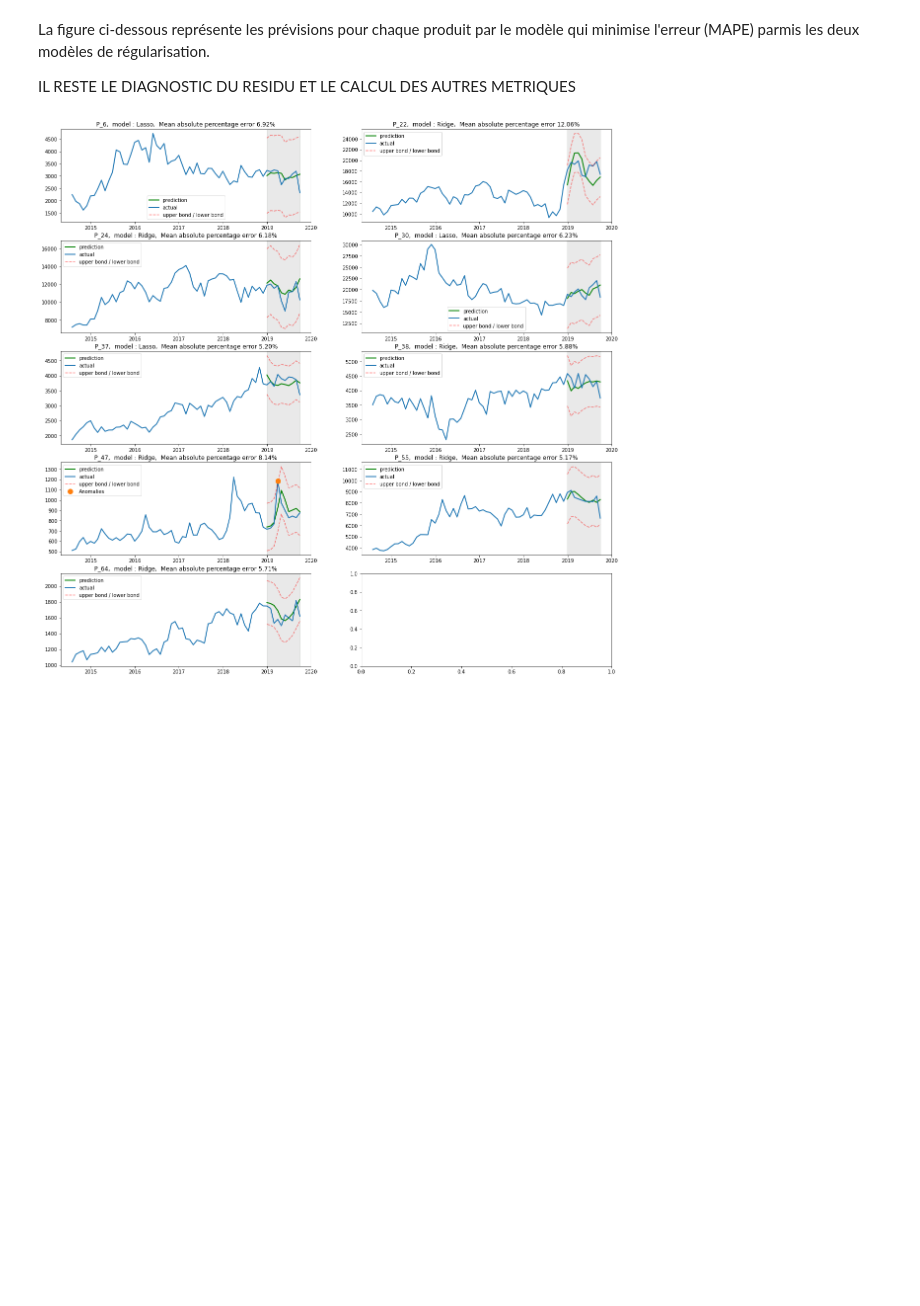
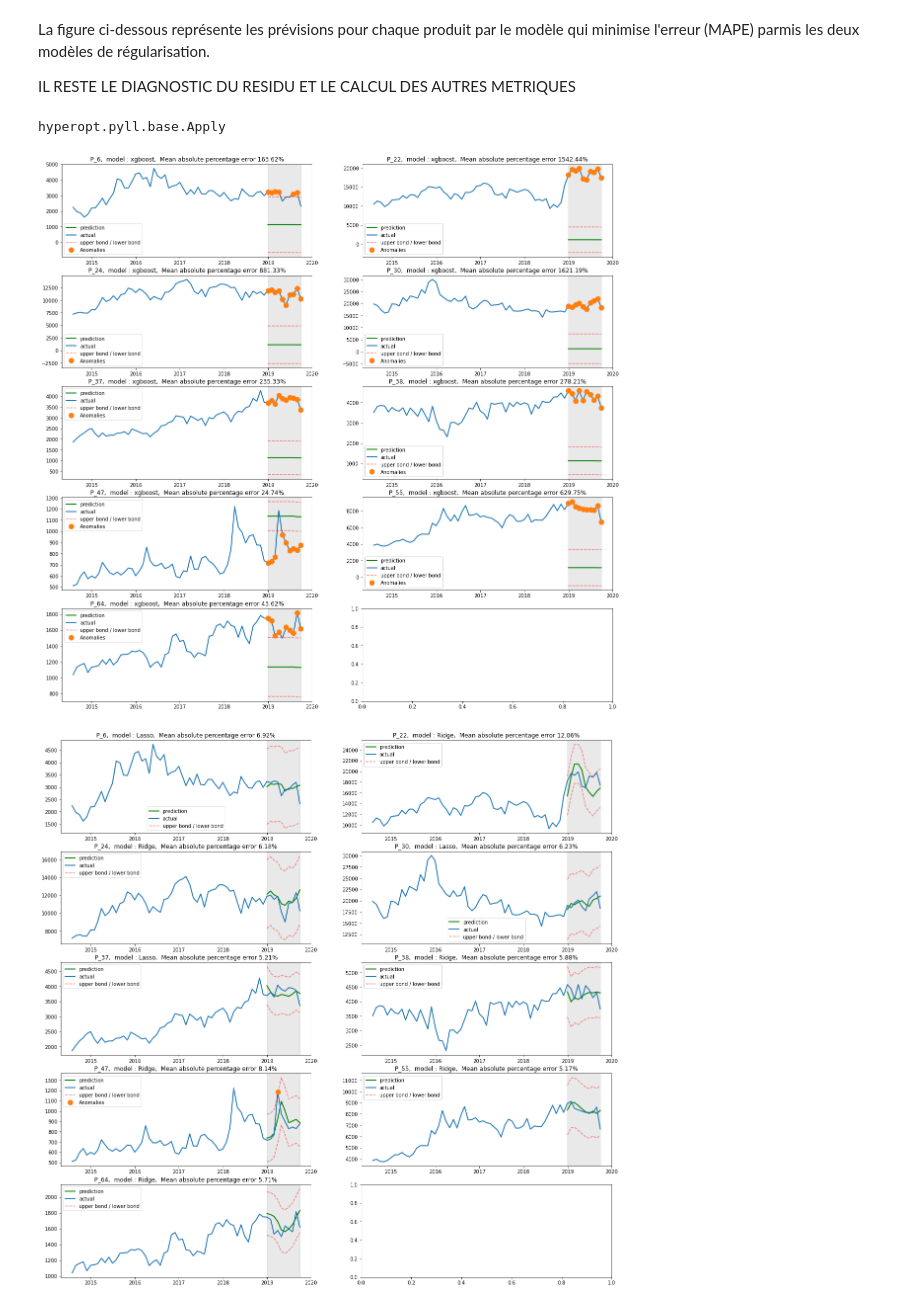
Before and after one commit to Mounji-Salma/Forecasting_App, a Jupyter notebook: ML.ipynb, the cells around one changed output. Saved outputs shown, nothing was run; the diff lists cells and outputs as text; code cells hidden in the pictures; blank space fills up the shorter version.

```diff
--- a/ML.ipynb
+++ b/ML.ipynb
@@ -288,7 +288,6 @@ def plotModelResults(models, X_train, X_test, y_train, y_test,\
     """
         Plots modelled vs fact values, prediction intervals and anomalies
         models = [["ridge": mod_r], ["lasso": mod_l]]
-        models = ["ridge": mod_r]
     """
 
     errors = [0]*len(models)
@@ -429,3 +428,7 @@ plotCoefficients(ridge)
 La figure ci-dessous représente les prévisions pour chaque produit par le modèle qui minimise l'erreur (MAPE) parmis les deux modèles de régularisation.
 
 IL RESTE LE DIAGNOSTIC DU RESIDU ET LE CALCUL DES AUTRES METRIQUES
+# %%
+type(hp.quniform("max_depth", 4, 16, 1))
+# %% [output]
+hyperopt.pyll.base.Apply
@@ -432,3 +445,20 @@ IL RESTE LE DIAGNOSTIC DU RESIDU ET LE CALCUL DES AUTRES METRIQUES
+# %%
+def objective2(space):
+    global Xtrain, ytrain, Xtest, ytest
+    clf = XGBRegressor(n_estimators =1000,colsample_bytree=space['colsample_bytree'],
+                           learning_rate = .3,
+                            max_depth = int(space['max_depth']),
+                            min_child_weight = space['min_child_weight'],
+                            subsample = space['subsample'],
+                           gamma = space['gamma'],
+                           reg_lambda = space['reg_lambda'])
+    eval_set  = [(Xtrain, ytrain), (Xtest, ytest)]
+    clf.fit(Xtrain, ytrain,
+            eval_set=eval_set, eval_metric="rmse",
+            early_stopping_rounds=10,verbose=False)
+    pred = clf.predict(Xtest)
+    accuracy = accuracy_score(ytest, pred>0.5)
+    return {'loss': -accuracy, 'status': STATUS_OK }
 # %%
 def auto_features_forecast(series, models, test_size=0.15):
     fig, axs = plt.subplots(5, 2, figsize=(20, 20))
@@ -498,6 +545,10 @@ def auto_features_forecast(series, models, test_size=0.15):
                          y_train=y_train,
                          y_test=y_test,
                          plot_intervals=True, plot_anomalies=True, axe = axs[i])
+# %%
+auto_features_forecast(sales_s, [["xgboost", reg]])
+# %% [output]
+[figure, added]
 # %%
 ridge = RidgeCV(cv=tscv)
 lasso = LassoCV(cv=tscv)
```
Also changed, not shown: parts of 19 cells of this notebook, 3 other files.
